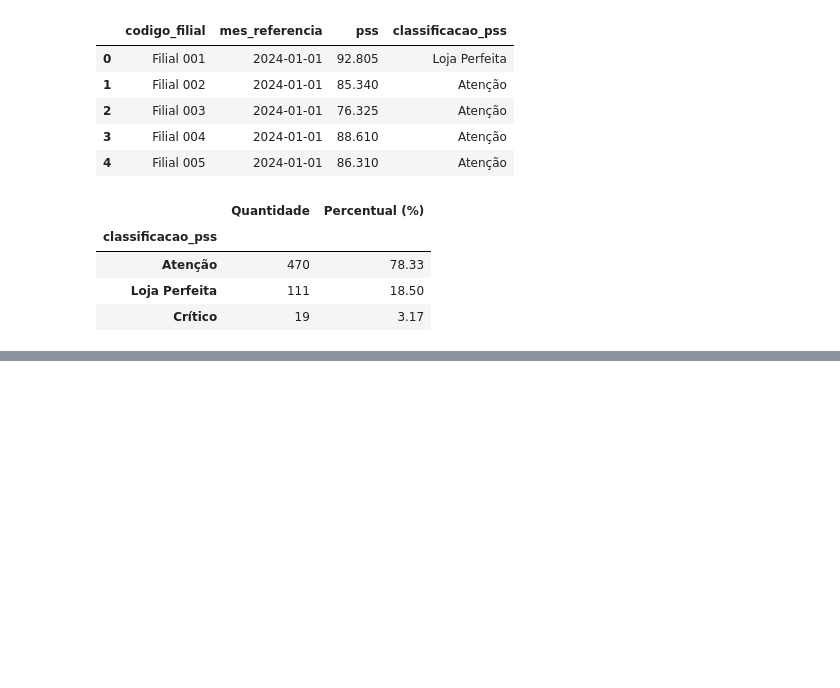
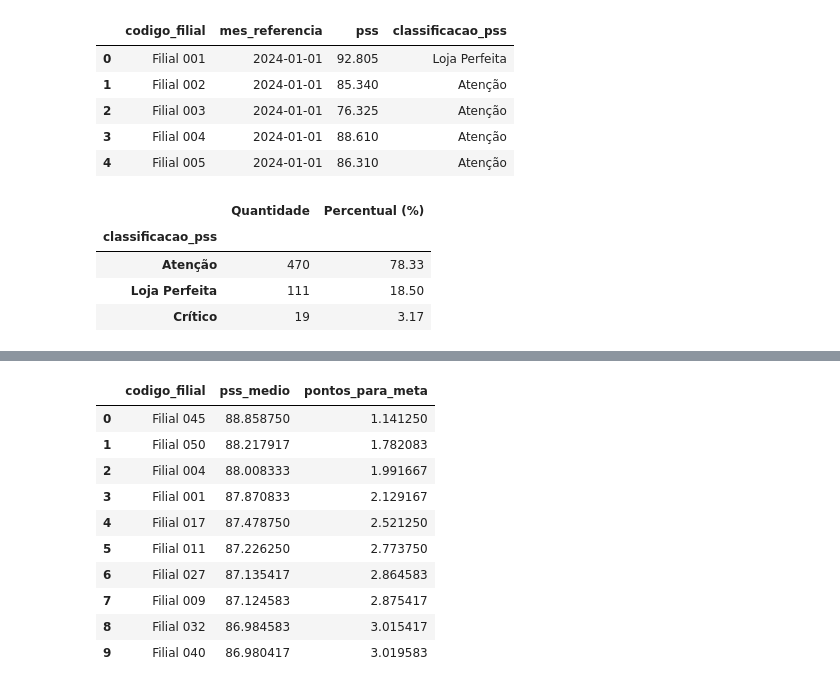
Before and after one commit to DanielDevCC26/perfect-store-analysis, a Jupyter notebook: notebooks/perfect_store_analysis.ipynb, the cells around one changed output, grey strips where cells are left out. Cells and saved outputs as stored; diff of their text form; code cells hidden in the pictures; blank space fills up the shorter version.

```diff
--- a/notebooks/perfect_store_analysis.ipynb
+++ b/notebooks/perfect_store_analysis.ipynb
@@ -152,0 +276,27 @@ resumo_pss
+# %%
+# Calcular a distância até a meta de excelência
+ranking_filiais["pontos_para_meta"] = (
+    90 - ranking_filiais["pss_medio"]
+).clip(lower=0)
+
+# Identificar as dez filiais mais próximas da meta
+oportunidades = ranking_filiais.nsmallest(
+    10, "pontos_para_meta"
+)
+
+# Visualizar as oportunidades de melhoria
+oportunidades[
+    ["codigo_filial", "pss_medio", "pontos_para_meta"]
+]
+# %% [output]
+|  | codigo_filial | pss_medio | pontos_para_meta |
+| 0 | Filial 045 | 88.858750 | 1.141250 |
+| 1 | Filial 050 | 88.217917 | 1.782083 |
+| 2 | Filial 004 | 88.008333 | 1.991667 |
+| 3 | Filial 001 | 87.870833 | 2.129167 |
+| 4 | Filial 017 | 87.478750 | 2.521250 |
+| 5 | Filial 011 | 87.226250 | 2.773750 |
+| 6 | Filial 027 | 87.135417 | 2.864583 |
+| 7 | Filial 009 | 87.124583 | 2.875417 |
+| 8 | Filial 032 | 86.984583 | 3.015417 |
+| 9 | Filial 040 | 86.980417 | 3.019583 |
```
Also changed, not shown: parts of 5 cells of this notebook.
